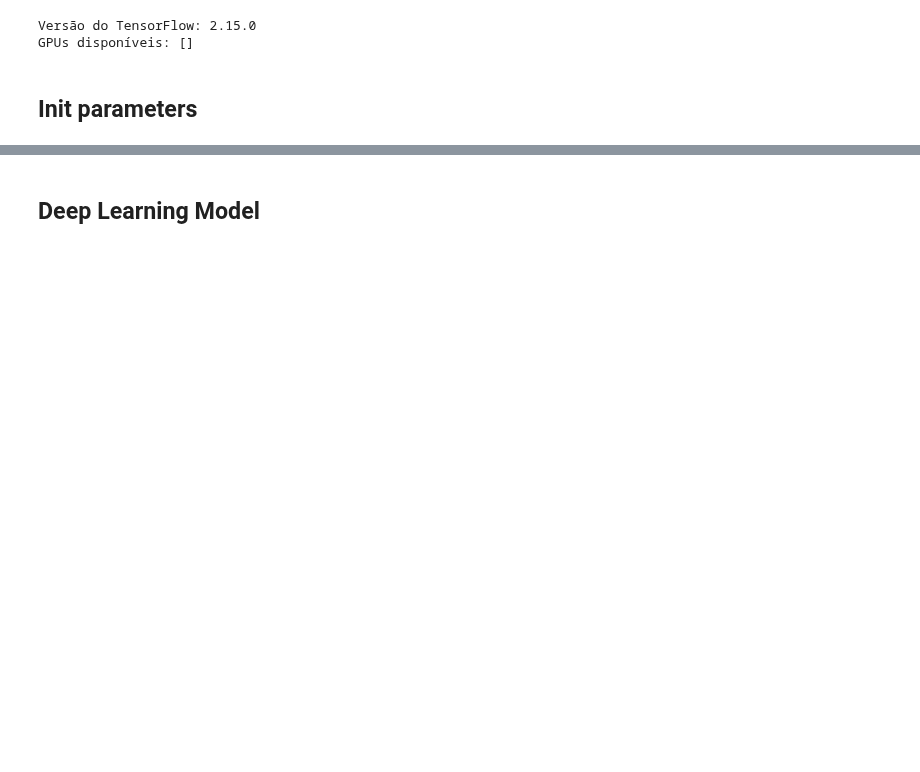
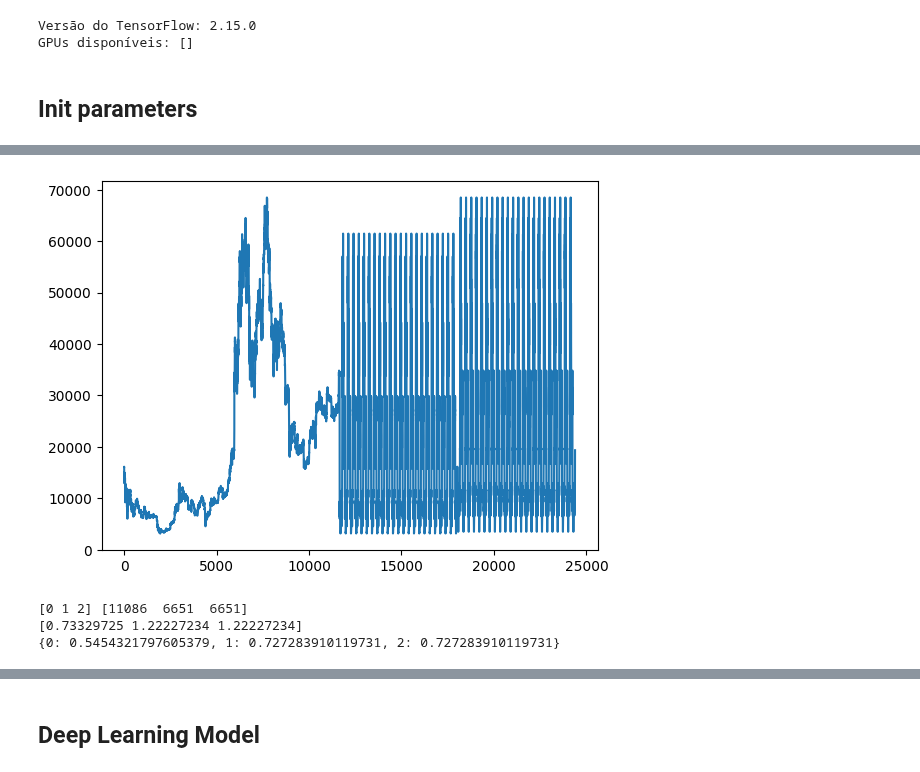
Before and after one commit to brunoodutra/Time_Series_Forecast, a Jupyter notebook: acoes/deep_trade_crypto_classification_2D.ipynb, the cells around one changed output, grey strips where cells are left out. Saved outputs shown, nothing was run; the diff lists cells and outputs as text; code cells hidden in the pictures; blank space fills up the shorter version.

```diff
--- a/acoes/deep_trade_crypto_classification_2D.ipynb
+++ b/acoes/deep_trade_crypto_classification_2D.ipynb
@@ -100,0 +142,24 @@ input_shape
+# %%
+plt.plot(X_data_gen_train.features[:,-1,0])
+plt.show()
+# %% [output]
+[figure, added]
+# %%
+Y_train_categorical=np.argmax(X_data_gen_train.y_classification,axis=1)
+
+n_classes, counts=np.unique(Y_train_categorical, return_counts=True)
+print(n_classes, counts)
+output_class_weights = class_weight.compute_class_weight('balanced', classes=n_classes, y=np.argmax(X_data_gen_train.y_classification,axis=1))
+
+print(output_class_weights)
+
+# Formula used - Naive method where
+# weight = 1 - (no. of samples present / total no. of samples)
+# So more the samples, lower the weight
+
+weight_dict = {k: (1 - (v / counts.sum())) for k, v in enumerate(counts)}
+print(weight_dict)
+# %% [output]
+[0 1 2] [11086  6651  6651]
+[0.73329725 1.22227234 1.22227234]
+{0: 0.5454321797605379, 1: 0.727283910119731, 2: 0.727283910119731}
```
Also changed, not shown: parts of 29 cells of this notebook, 1 other file.
